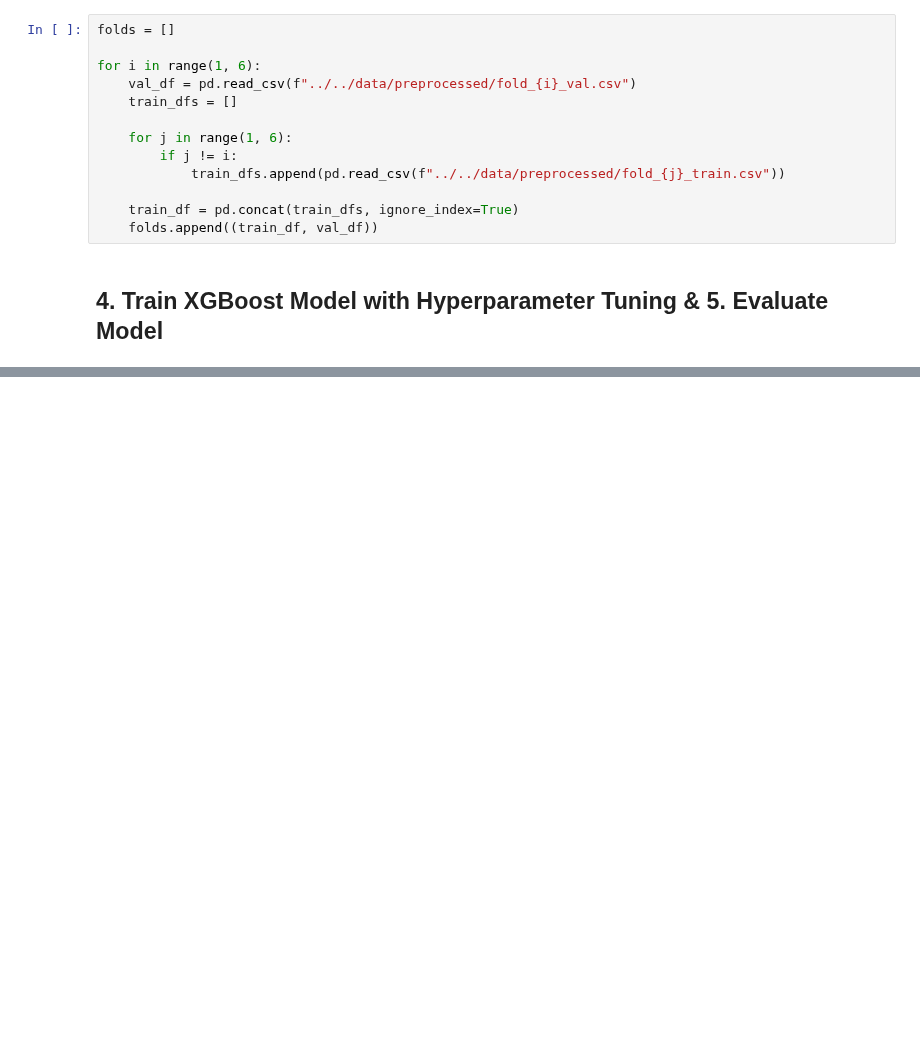
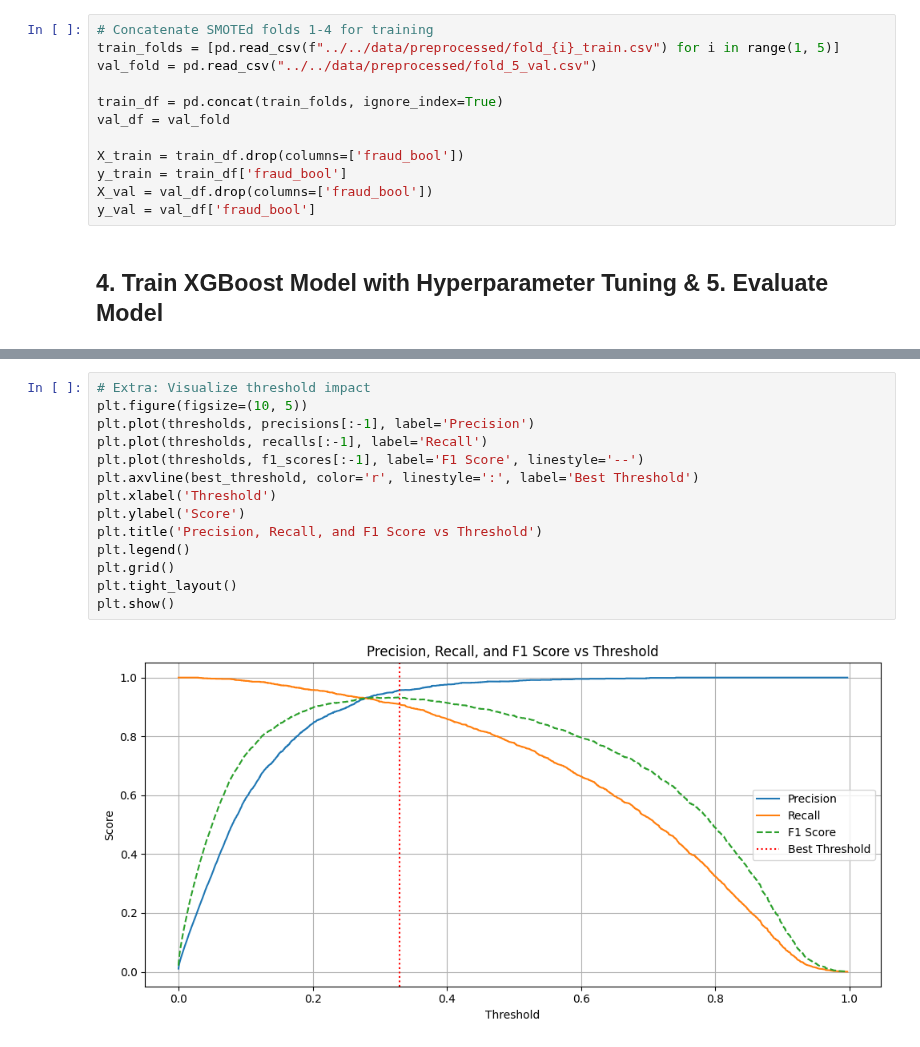
Before and after one commit to bernisschow/DSA4263-Business-and-Commerce-Fraud-Detection, a Jupyter notebook: notebooks/gradientBoosting.ipynb, the cells around one changed output, grey strips where cells are left out. Saved outputs shown, nothing was run; the diff lists cells and outputs as text; blank space fills up the shorter version.

```diff
--- a/notebooks/gradientBoosting.ipynb
+++ b/notebooks/gradientBoosting.ipynb
@@ -70,17 +70,16 @@ def evaluate_model(y_true, y_pred, y_proba=None, plot_pr_curve=True):
 # %% [markdown]
 ## 3. Load and Prepare Data
 # %%
-folds = []
+# Concatenate SMOTEd folds 1-4 for training
+train_folds = [pd.read_csv(f"../../data/preprocessed/fold_{i}_train.csv") for i in range(1, 5)]
+val_fold = pd.read_csv("../../data/preprocessed/fold_5_val.csv")
 
-for i in range(1, 6):
-    val_df = pd.read_csv(f"../../data/preprocessed/fold_{i}_val.csv")
-    train_dfs = []
+train_df = pd.concat(train_folds, ignore_index=True)
+val_df = val_fold
 
-    for j in range(1, 6):
-        if j != i:
-            train_dfs.append(pd.read_csv(f"../../data/preprocessed/fold_{j}_train.csv"))
-
-    train_df = pd.concat(train_dfs, ignore_index=True)
-    folds.append((train_df, val_df))
+X_train = train_df.drop(columns=['fraud_bool'])
+y_train = train_df['fraud_bool']
+X_val = val_df.drop(columns=['fraud_bool'])
+y_val = val_df['fraud_bool']
 # %% [markdown]
 ## 4. Train XGBoost Model with Hyperparameter Tuning & 5. Evaluate Model
@@ -352,0 +173,16 @@ ROC AUC:                   0.9416
+# %%
+# Extra: Visualize threshold impact
+plt.figure(figsize=(10, 5))
+plt.plot(thresholds, precisions[:-1], label='Precision')
+plt.plot(thresholds, recalls[:-1], label='Recall')
+plt.plot(thresholds, f1_scores[:-1], label='F1 Score', linestyle='--')
+plt.axvline(best_threshold, color='r', linestyle=':', label='Best Threshold')
+plt.xlabel('Threshold')
+plt.ylabel('Score')
+plt.title('Precision, Recall, and F1 Score vs Threshold')
+plt.legend()
+plt.grid()
+plt.tight_layout()
+plt.show()
+# %% [output]
+[figure, added]
```
Also changed, not shown: parts of 6 cells of this notebook.
